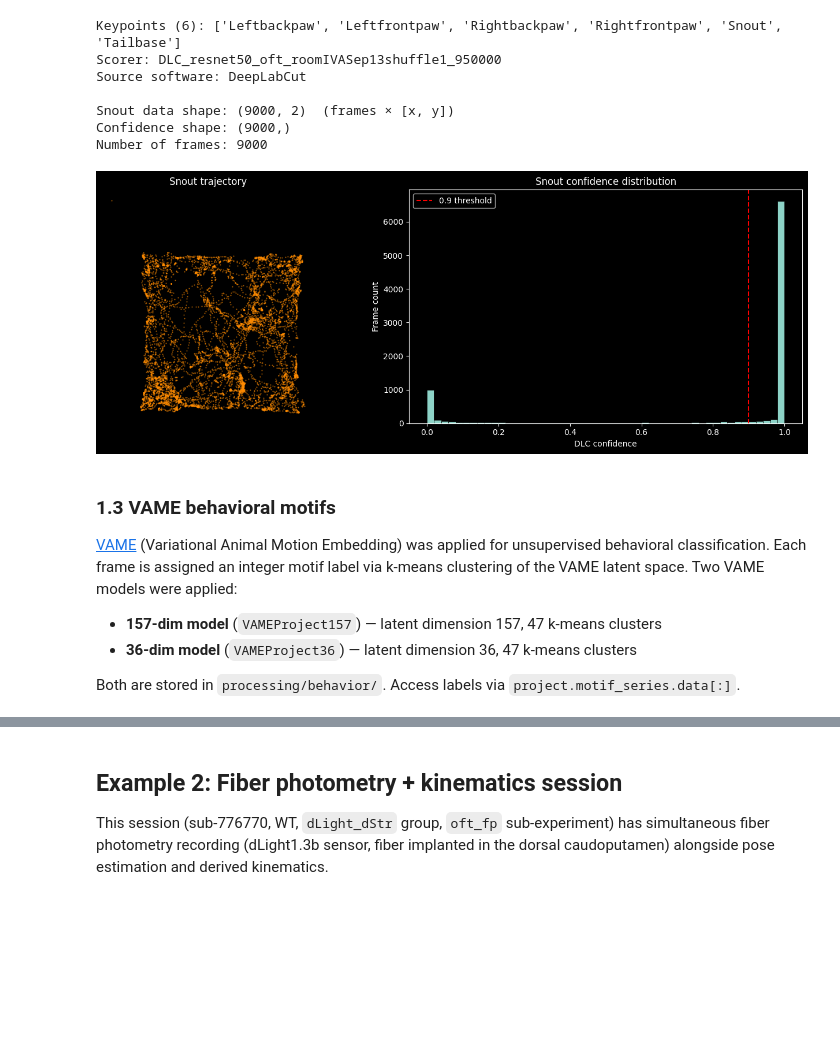
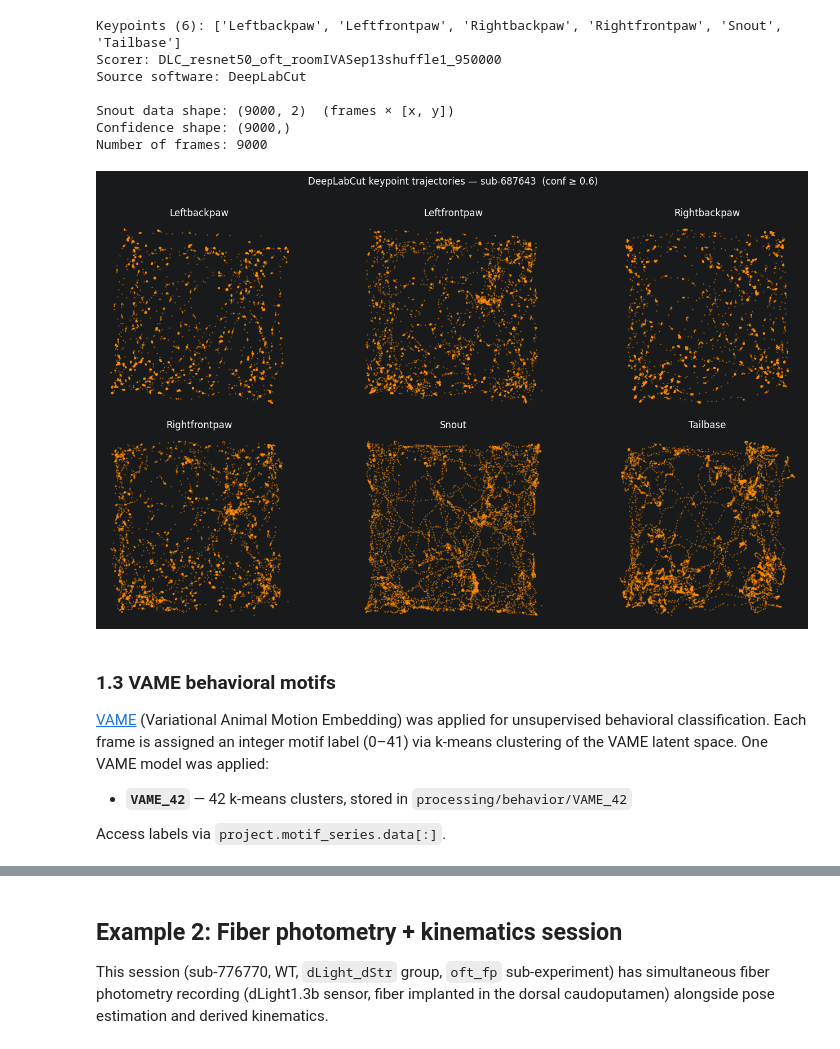
Before and after one commit to catalystneuro/meletis-lab-to-nwb, a Jupyter notebook: src/meletis_lab_to_nwb/tutorials/open_field_test_demo.ipynb, the cells around one changed output, grey strips where cells are left out. Drawn from its saved outputs; the diff is of its cells as text; code cells hidden in the pictures; blank space fills up the shorter version.

```diff
--- a/src/meletis_lab_to_nwb/tutorials/open_field_test_demo.ipynb
+++ b/src/meletis_lab_to_nwb/tutorials/open_field_test_demo.ipynb
@@ -117,45 +138,44 @@ Source software: DeepLabCut
 Snout data shape: (9000, 2)  (frames × [x, y])
 Confidence shape: (9000,)
 Number of frames: 9000
-# %%
-snout_xy = snout.data[:]
-confidence = snout.confidence[:]
-
-fig, axes = plt.subplots(1, 2, figsize=(14, 5))
-
-ax = axes[0]
-time_s = np.arange(len(snout_xy)) / 30.0
-sc = ax.scatter(snout_xy[:, 0], snout_xy[:, 1], c="darkorange", s=0.5,alpha=0.5)
-ax.set_xlabel("x (pixels)")
-ax.set_ylabel("y (pixels)")
-ax.set_title("Snout trajectory")
-ax.set_aspect("equal")
-ax.axis("off")
-ax.invert_yaxis()
-
-ax = axes[1]
-ax.hist(confidence, bins=50, edgecolor="black", linewidth=0.5)
-ax.set_xlabel("DLC confidence")
-ax.set_ylabel("Frame count")
-ax.set_title("Snout confidence distribution")
-ax.axvline(0.9, color="red", linestyle="--", label="0.9 threshold")
-ax.legend()
-
-plt.tight_layout()
-plt.show()
-# %% [output]
-[figure, removed]
+# %%
+def _valid_mask(xy, conf, conf_thresh=0.6, iqr_scale=3.0):
+    """Keep frames with high confidence and within 3×IQR of the median position."""
+    mask = conf >= conf_thresh
+    for dim in range(2):
+        vals = xy[mask, dim]
+        q25, q75 = np.percentile(vals, [25, 75])
+        iqr = q75 - q25
+        mask &= (xy[:, dim] >= q25 - iqr_scale * iqr) & (xy[:, dim] <= q75 + iqr_scale * iqr)
+    return mask
+
+fig, axes = plt.subplots(2, 3, figsize=(14, 8))
+
+for ax, (key, pes) in zip(axes.flat, pose.pose_estimation_series.items()):
+    xy = pes.data[:]
+    conf = pes.confidence[:]
+    mask = _valid_mask(xy, conf)
+    ax.scatter(xy[mask, 0], xy[mask, 1], c="darkorange", s=0.5, alpha=0.5)
+    ax.set_title(f"{key.replace('PoseEstimationSeries', '')}")
+    ax.set_aspect("equal")
+    ax.axis("off")
+    ax.invert_yaxis()
+
+plt.suptitle("DeepLabCut keypoint trajectories — sub-687643  (conf ≥ 0.6)", y=1.01)
+plt.tight_layout()
+plt.show()
+# %% [output]
+[figure, added]
 # %% [markdown]
 ### 1.3 VAME behavioral motifs
 
 [VAME](https://github.com/EthoML/VAME) (Variational Animal Motion Embedding) was applied for
-unsupervised behavioral classification. Each frame is assigned an integer motif label via k-means
-clustering of the VAME latent space. Two VAME models were applied:
+unsupervised behavioral classification. Each frame is assigned an integer motif label (0–41) via
+k-means clustering of the VAME latent space. One VAME model was applied:
 
-- **157-dim model** (`VAMEProject157`) — latent dimension 157, 47 k-means clusters
-- **36-dim model** (`VAMEProject36`) — latent dimension 36, 47 k-means clusters
+- **`VAME_42`** — 42 k-means clusters, stored in `processing/behavior/VAME_42`
 
-Both are stored in `processing/behavior/`. Access labels via `project.motif_series.data[:]`.
+Access labels via `project.motif_series.data[:]`.
 # %%
 vame_projects = {k: v for k, v in behavior1.data_interfaces.items() if type(v).__name__ == "VAMEProject"}
 
```
Also changed, not shown: parts of 17 cells of this notebook, 1 other file.
